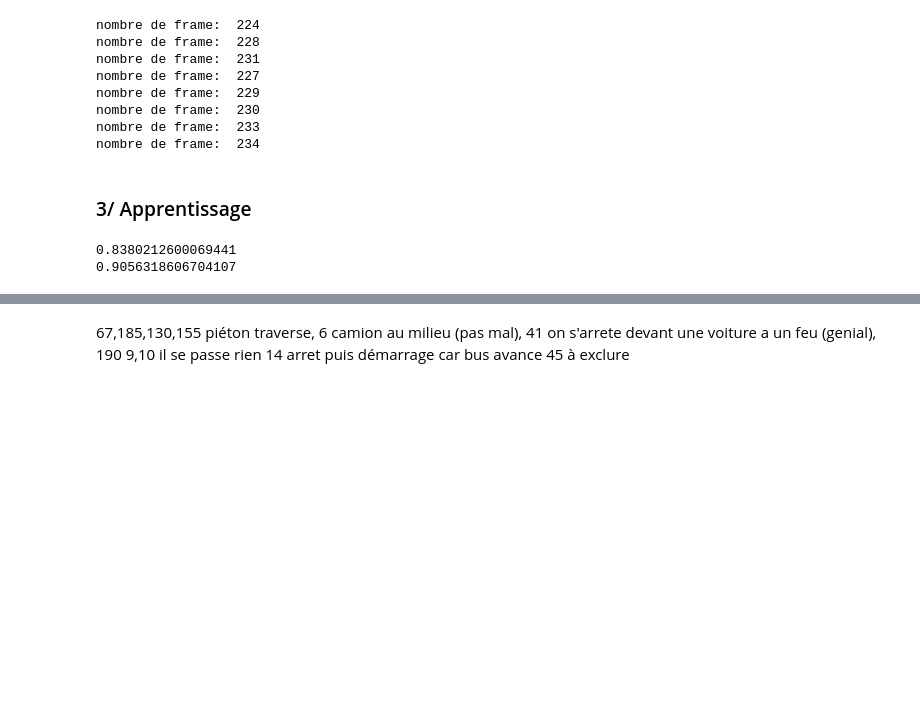
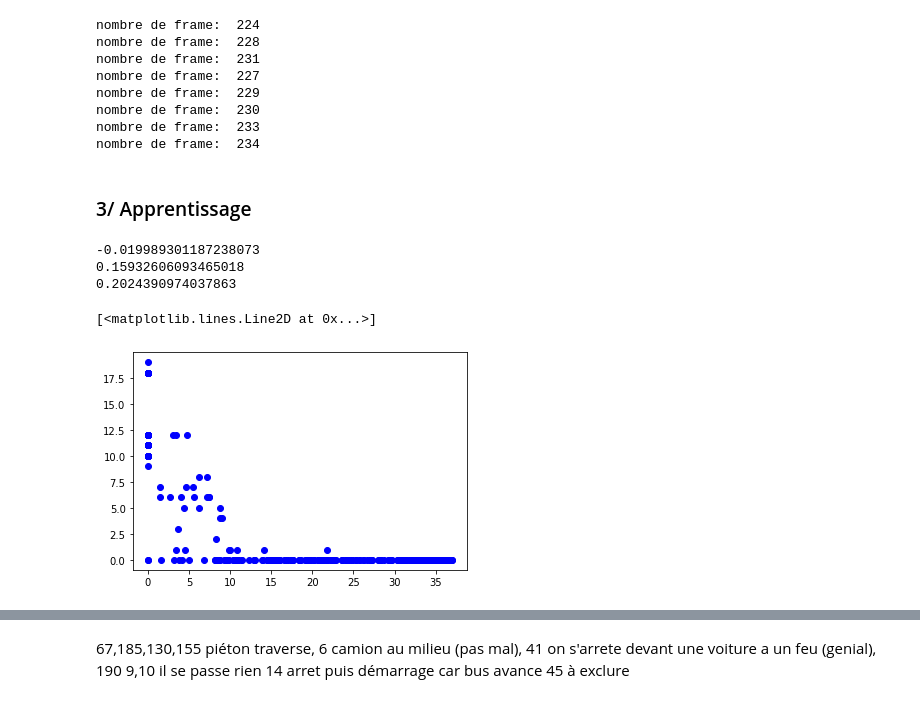
Before and after one commit to AlexandreFiche/machine_learning_for_autonomous_driving, a Jupyter notebook: nuscenes_prediction_acceleration_freinage.ipynb, the cells around one changed output, grey strips where cells are left out. Drawn from its saved outputs; the diff is of its cells as text; code cells hidden in the pictures; blank space fills up the shorter version.

```diff
--- a/nuscenes_prediction_acceleration_freinage.ipynb
+++ b/nuscenes_prediction_acceleration_freinage.ipynb
@@ -164,6 +191,13 @@ def find_vehicle_in_front(instance_token):
     scene = nusc.get('scene',sample['scene_token'])
     dict_scene = nusc_can.get_messages(scene['name'],'vehicle_monitor')
     taille = len(dict_scene)
+    # Traitement sur tout les vehicules ou non (a faire)
+    all_camera = False
+    if all_camera:
+        list_cams = [key for key in sample_record['data'].keys() if 'CAM' in key]
+    else:
+        list_cams = ['CAM_FRONT']
+
     # Pour chaque enregistrement de l'annoation on ajoute une ligne avec les elements
     while curr_token != last_token:
         curr_ann = nusc.get('sample_annotation',curr_token)
@@ -175,6 +209,7 @@ def find_vehicle_in_front(instance_token):
             i += 1
         #print(curr_sample['timestamp'] - 1532402900000000,dict_scene[i]['utime'] - 1532402900000000  )
         # récupérer les caméras qui ont vu l'annotation
+
         _, boxes, _ = nusc.get_sample_data(curr_sample['data']['CAM_FRONT'], box_vis_level=BoxVisibility.ANY,
                                                 selected_anntokens=[curr_token])
         #and abs(dict_scene[i]['steering']) < 100
@@ -694,15 +760,23 @@ Xb_train = Xt_train = df_for_predict[features]
 #with pd.option_context('display.max_rows', None, 'display.max_columns', None):  # more options can be specified also
 #    display(Xt_train)
 # %%
-model_t = linear_model.LinearRegression()
+model_t = linear_model.Lasso(alpha=0.1)
 model_t.fit(Xt_train,yt_train)
 print(model_t.score(Xt_test,yt_test))
-model_b = linear_model.LinearRegression()
+model_b = linear_model.Lasso(alpha=0.1)
 model_b.fit(Xb_train,yb_train)
 print(model_b.score(Xb_test,yb_test))
-#model_b = RandomForestRegressor(n_estimators=100,random_state=0)
-#model_b.fit(Xb_train,yb_train)
-#print(model_b.score(Xb_test,yb_test))
+model_b = RandomForestRegressor(n_estimators=100,random_state=0)
+model_b.fit(Xb_train,yb_train)
+print(model_b.score(Xb_test,yb_test))
 # %% [output]
-0.8380212600069441
-0.9056318606704107
+-0.019989301187238073
+0.15932606093465018
+0.2024390974037863
+# %%
+%matplotlib inline
+
+plt.plot(df_for_predict['ego_speed'],df_for_predict['brake'],'bo')
+# %% [output]
+[<matplotlib.lines.Line2D at 0x...>]
+[figure, added]
```
Also changed, not shown: parts of 12 cells of this notebook, 4 other files.
